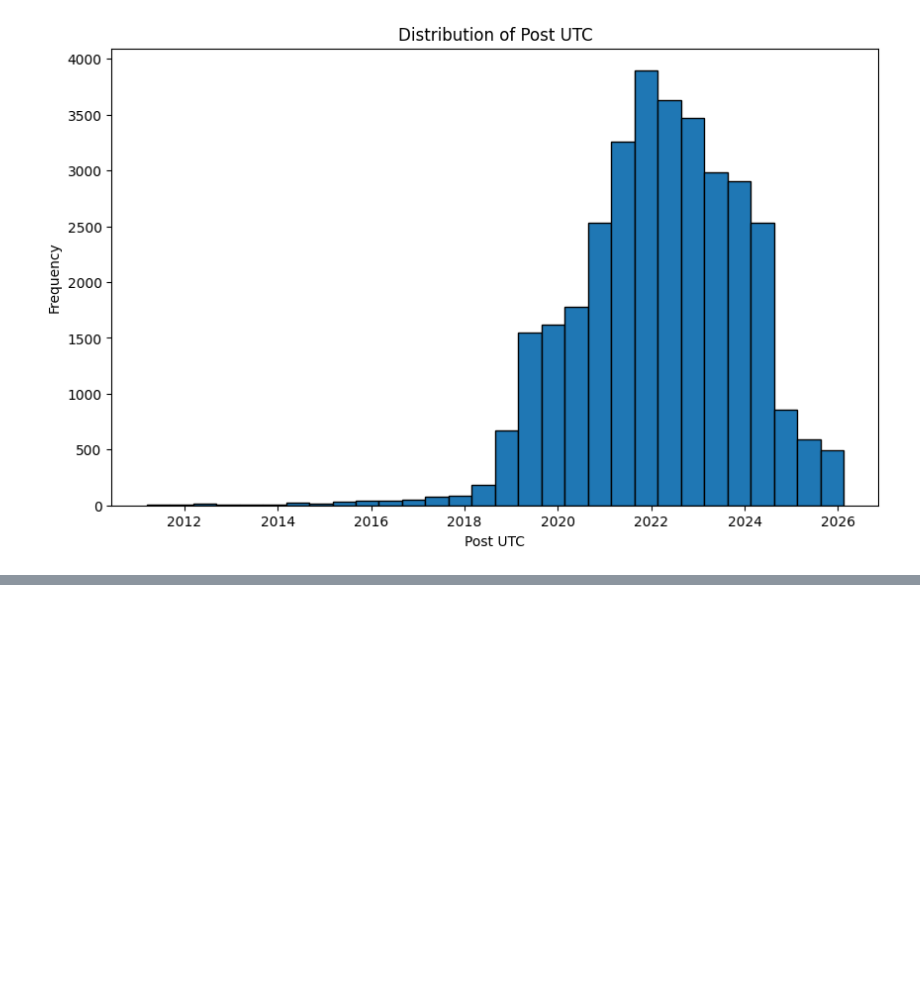
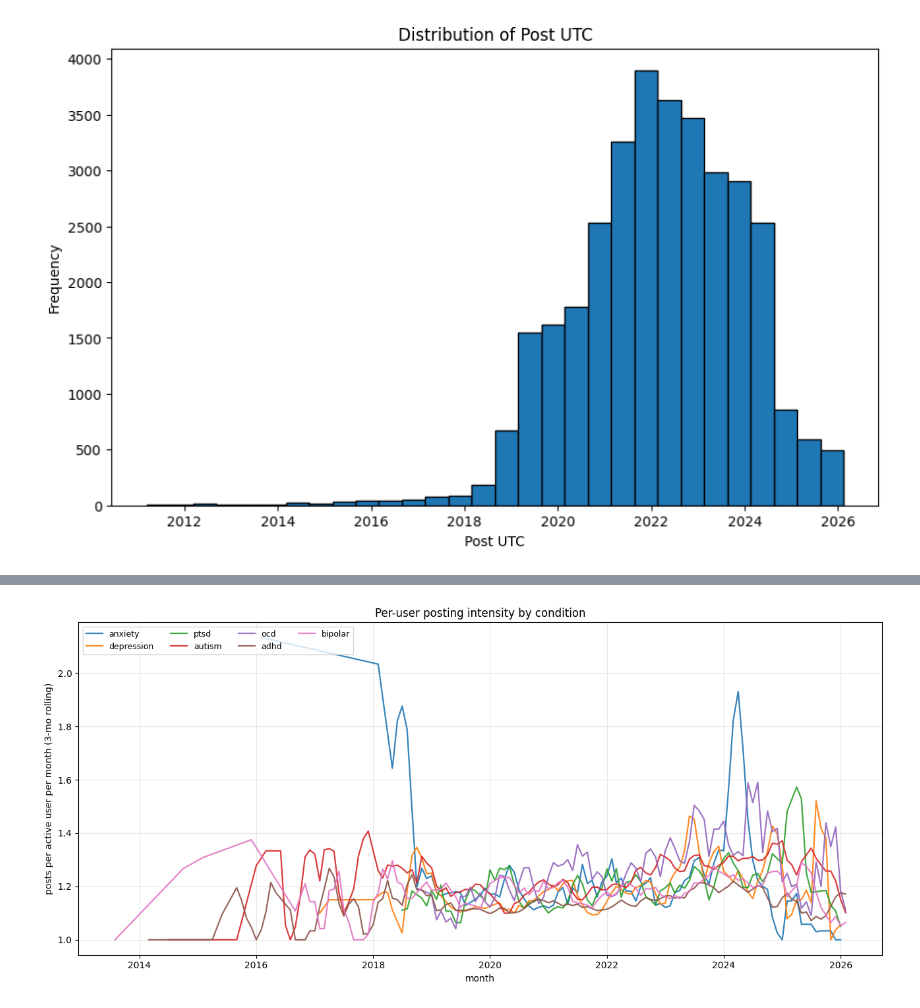
Before and after one commit to fibonacci-2/dynamics-paper, a Jupyter notebook: temporal-analysis.ipynb, the cells around one changed output, grey strips where cells are left out. Cells and saved outputs as stored; diff of their text form; code cells hidden in the pictures; blank space fills up the shorter version.

```diff
--- a/temporal-analysis.ipynb
+++ b/temporal-analysis.ipynb
@@ -39,0 +135,18 @@ plot_condition('adhd')
+# %%
+# Plot 3: per-user posting intensity — controls for community size
+fig, ax = plt.subplots(figsize=(13, 6))
+for c in CONDITIONS:
+    sub = monthly[monthly['condition'] == c].sort_values('ts')
+    # only show months with at least 5 active users to suppress edge spikes
+    sub = sub[sub['users'] >= 5]
+    smoothed = sub['posts_per_user'].rolling(3, center=True, min_periods=1).mean()
+    ax.plot(sub['ts'], smoothed, label=c, alpha=0.9, linewidth=1.6)
+ax.set_ylabel('posts per active user per month (3-mo rolling)')
+ax.set_xlabel('month')
+ax.set_title('Per-user posting intensity by condition')
+ax.legend(ncol=4, fontsize=9, loc='upper left')
+ax.grid(True, alpha=0.3)
+plt.tight_layout()
+plt.show()
+# %% [output]
+[figure, added]
```
Also changed, not shown: parts of 5 cells of this notebook, 8 other files.
